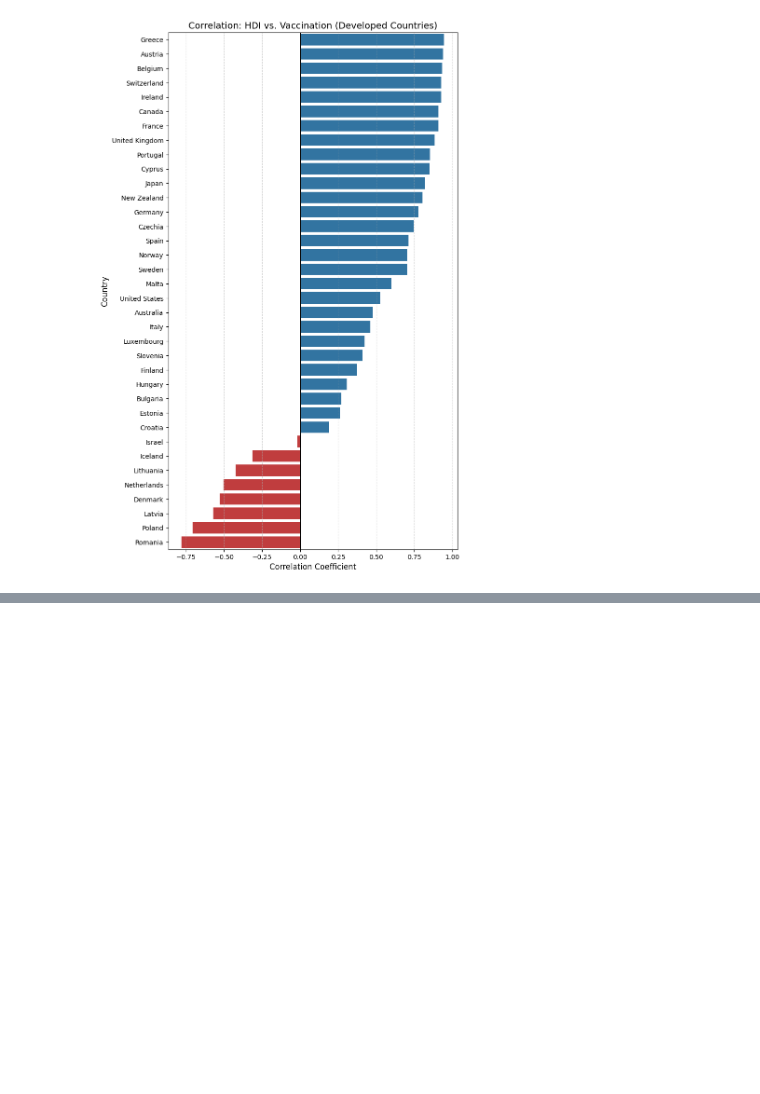
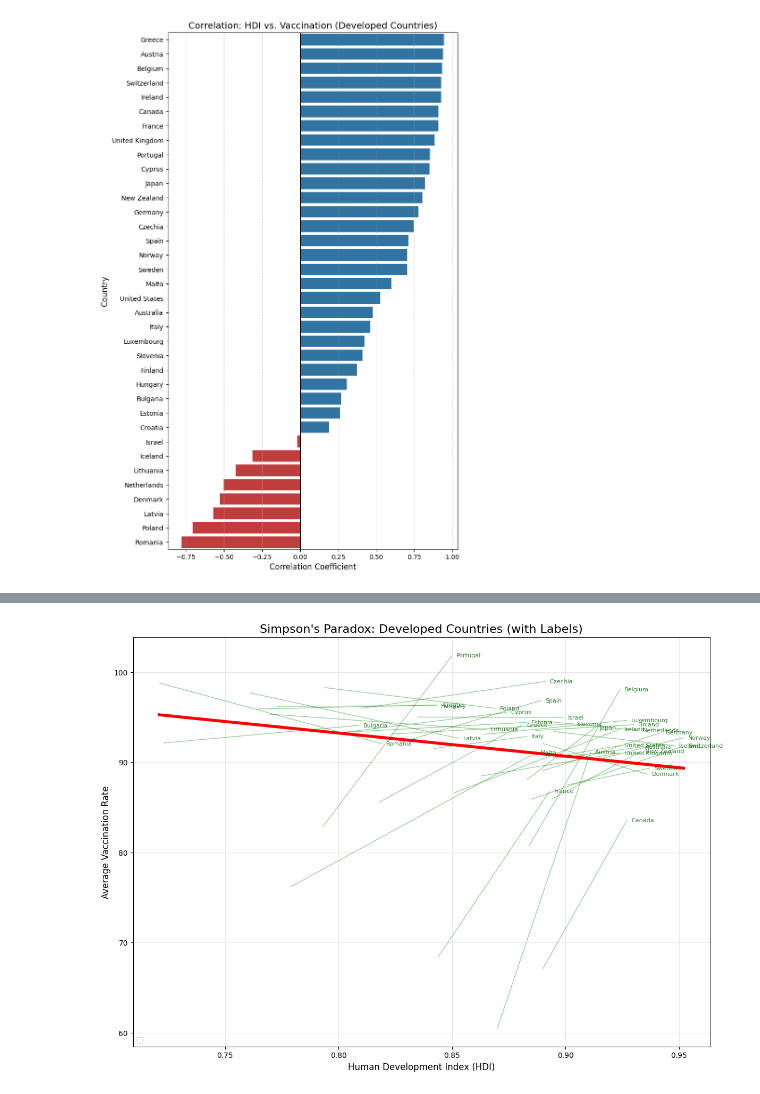
Before and after one commit to ShazaAbdallah/Data-management-236003, a Jupyter notebook: Project/project-updated.ipynb, the cells around one changed output, grey strips where cells are left out. Cells and saved outputs as stored; diff of their text form; code cells hidden in the pictures; blank space fills up the shorter version.

```diff
--- a/Project/project-updated.ipynb
+++ b/Project/project-updated.ipynb
@@ -722,0 +770,67 @@ Passing `palette` without assigning `hue` is deprecated and will be removed in v
+# %%
+import seaborn as sns
+import matplotlib.pyplot as plt
+import numpy as np  # Needed for calculating label position
+
+# Assumes you still have 'combined_df' loaded
+dev_df = combined_df[combined_df["Status"] == "Developed"].copy()
+
+plt.figure(figsize=(14, 10))  # Made the plot larger to accommodate names
+
+# 1. Plot INDIVIDUAL Country Trends with Labels
+for country in dev_df['Country'].unique():
+    subset = dev_df[dev_df['Country'] == country]
+
+    # Only plot if we have enough data points (e.g., > 5 years)
+    if len(subset) > 5:
+        # Plot the faint green line
+        sns.regplot(
+            data=subset,
+            x='hdi',
+            y='avg_vaccination',
+            ci=None,
+            scatter=False,
+            line_kws={'alpha': 0.4, 'color': 'green', 'linewidth': 1}
+        )
+
+        # --- LOGIC TO ADD LABELS ---
+        # We fit a quick linear model (y = mx + b) to find where the line ends
+        # so we can place the text exactly at the end of the regression line.
+        if subset['hdi'].nunique() > 1:
+            m, b = np.polyfit(subset['hdi'], subset['avg_vaccination'], 1)
+
+            # Get the right-most x-value (highest HDI) for this country
+            x_pos = subset['hdi'].max()
+            # Calculate the corresponding y-value on the regression line
+            y_pos = m * x_pos + b
+
+            # Add the text label
+            plt.text(
+                x_pos + 0.002,  # Shift slightly right for spacing
+                y_pos,
+                country,
+                color='darkgreen',
+                fontsize=8,
+                alpha=0.8,
+                verticalalignment='center'
+            )
+
+# 2. Plot the GLOBAL Trend (The "Paradox")
+sns.regplot(
+    data=dev_df,
+    x='hdi',
+    y='avg_vaccination',
+    scatter=False,
+    ci=None,
+    line_kws={'color': 'red', 'linewidth': 4, 'label': 'Global Trend (Negative Correlation)'}
+)
+
+plt.title("Simpson's Paradox: Developed Countries (with Labels)", fontsize=16)
+plt.xlabel("Human Development Index (HDI)", fontsize=12)
+plt.ylabel("Average Vaccination Rate", fontsize=12)
+plt.legend(loc='lower left')
+plt.grid(True, alpha=0.3)
+
+plt.show()
+# %% [output]
+[figure, added]
```
Also changed, not shown: parts of 8 cells of this notebook, 4 other files.
